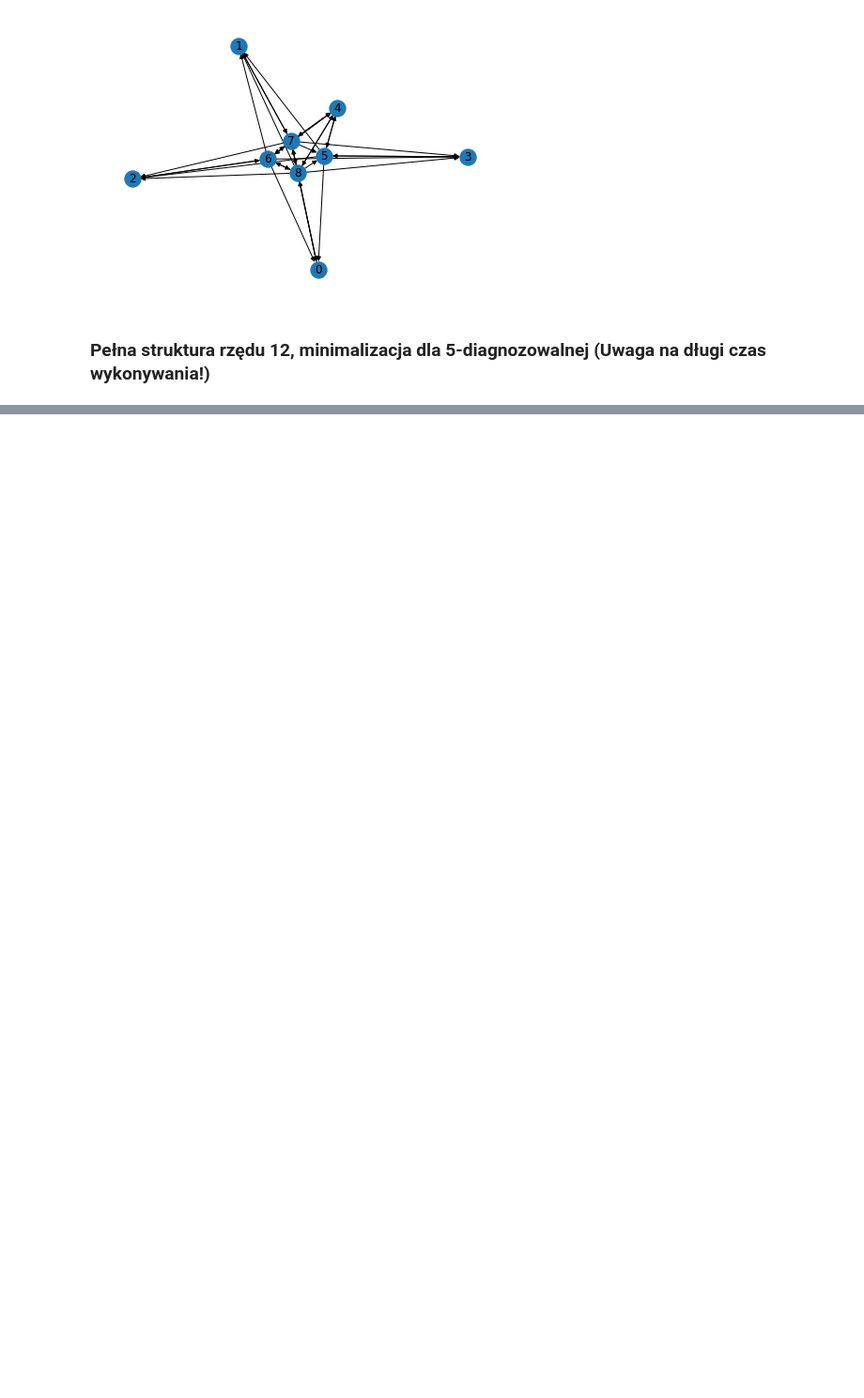
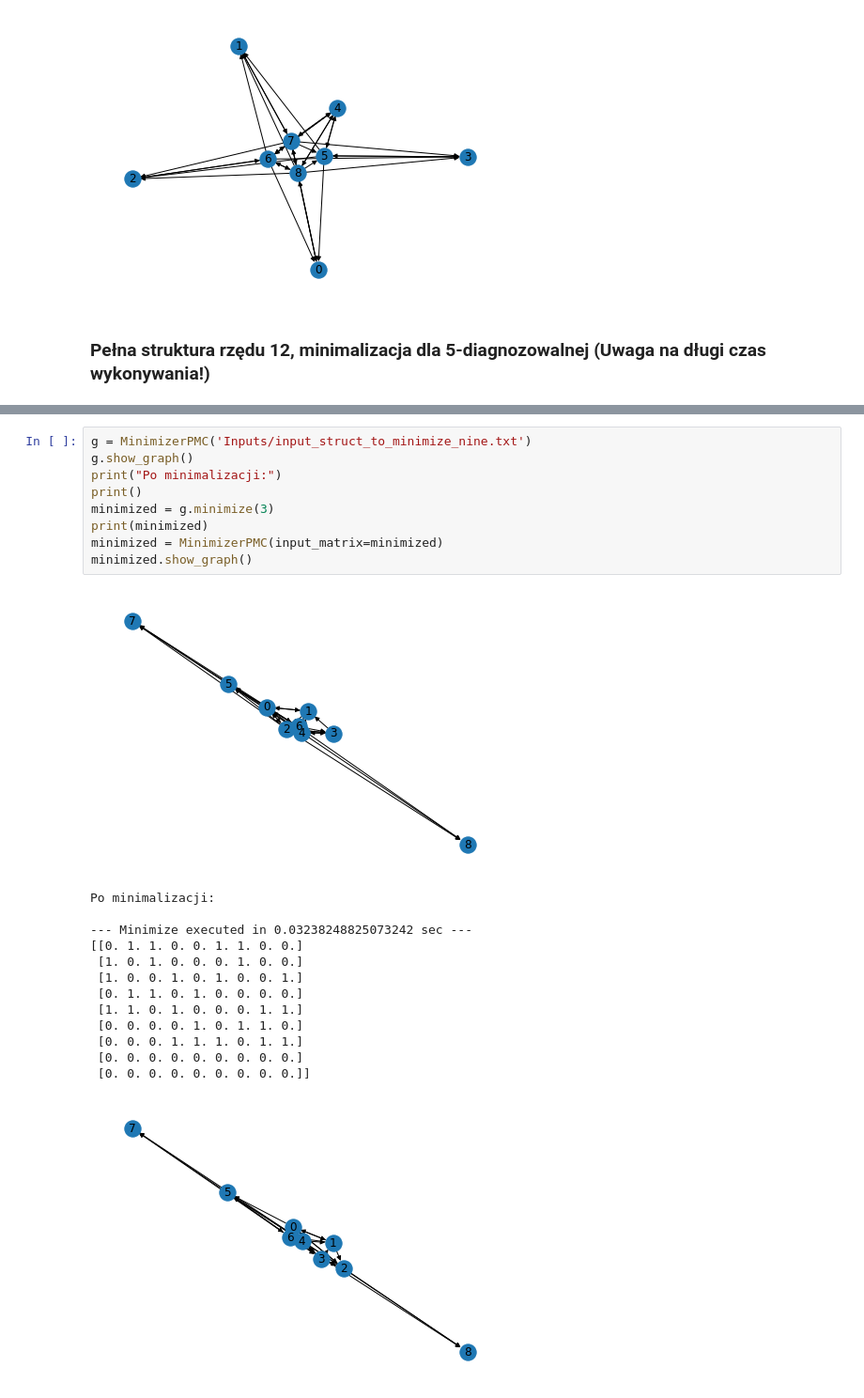
Before and after one commit to ddavid09/dsk-pmc, a Jupyter notebook: dsk_pmc.ipynb, the cells around one changed output, grey strips where cells are left out. Shown at 94% size. Cells and saved outputs as stored; diff of their text form; blank space fills up the shorter version.

```diff
--- a/dsk_pmc.ipynb
+++ b/dsk_pmc.ipynb
@@ -259,0 +321,24 @@ Po minimalizacji:
+# %%
+g = MinimizerPMC('Inputs/input_struct_to_minimize_nine.txt')
+g.show_graph()
+print("Po minimalizacji:")
+print()
+minimized = g.minimize(3)
+print(minimized)
+minimized = MinimizerPMC(input_matrix=minimized)
+minimized.show_graph()
+# %% [output]
+[figure, added]
+Po minimalizacji:
+
+--- Minimize executed in 0.03238248825073242 sec ---
+[[0. 1. 1. 0. 0. 1. 1. 0. 0.]
+ [1. 0. 1. 0. 0. 0. 1. 0. 0.]
+ [1. 0. 0. 1. 0. 1. 0. 0. 1.]
+ [0. 1. 1. 0. 1. 0. 0. 0. 0.]
+ [1. 1. 0. 1. 0. 0. 0. 1. 1.]
+ [0. 0. 0. 0. 1. 0. 1. 1. 0.]
+ [0. 0. 0. 1. 1. 1. 0. 1. 1.]
+ [0. 0. 0. 0. 0. 0. 0. 0. 0.]
+ [0. 0. 0. 0. 0. 0. 0. 0. 0.]]
+[figure, added]
```
Also changed, not shown: parts of 9 cells of this notebook, 4 other files.
